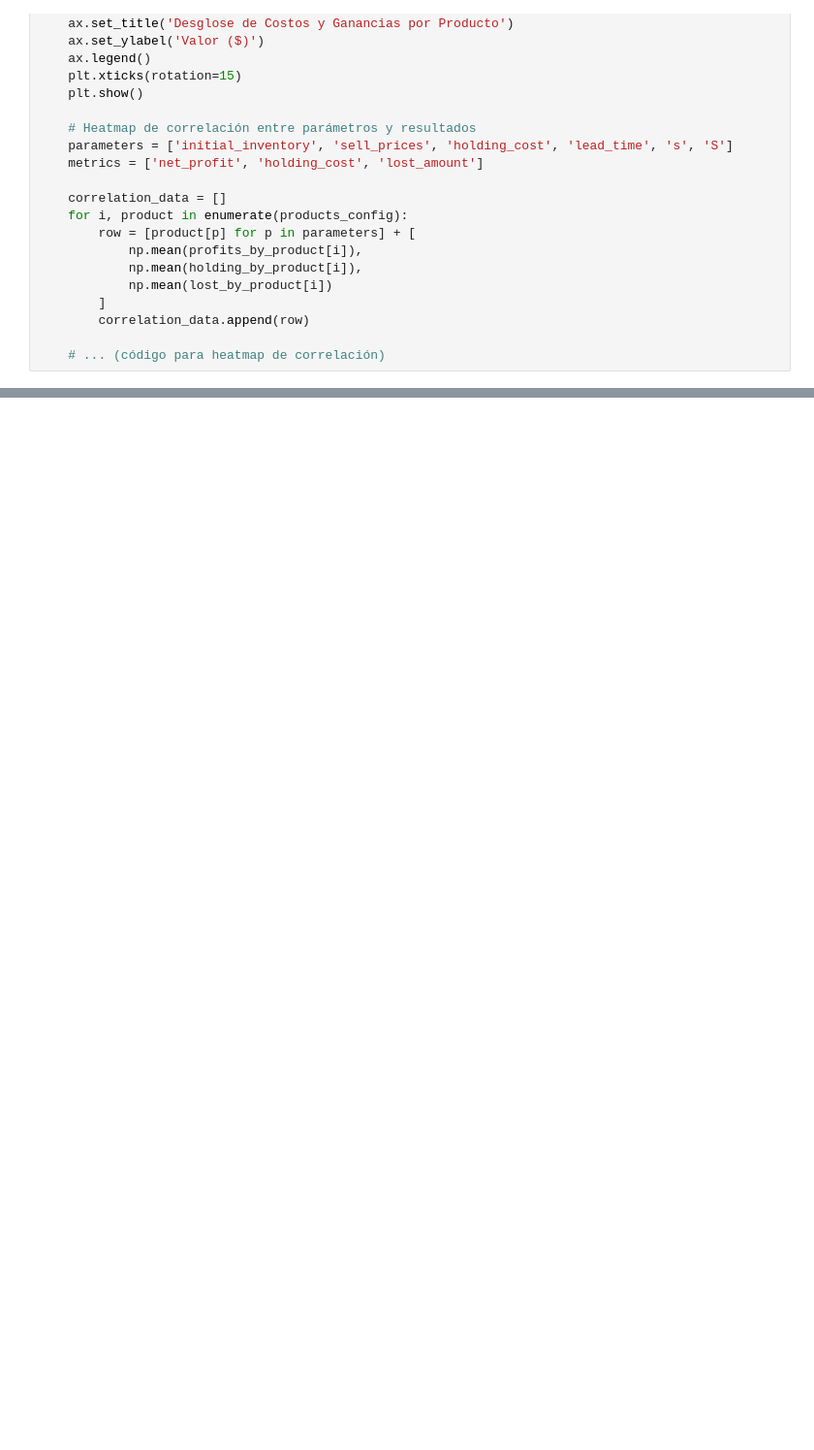
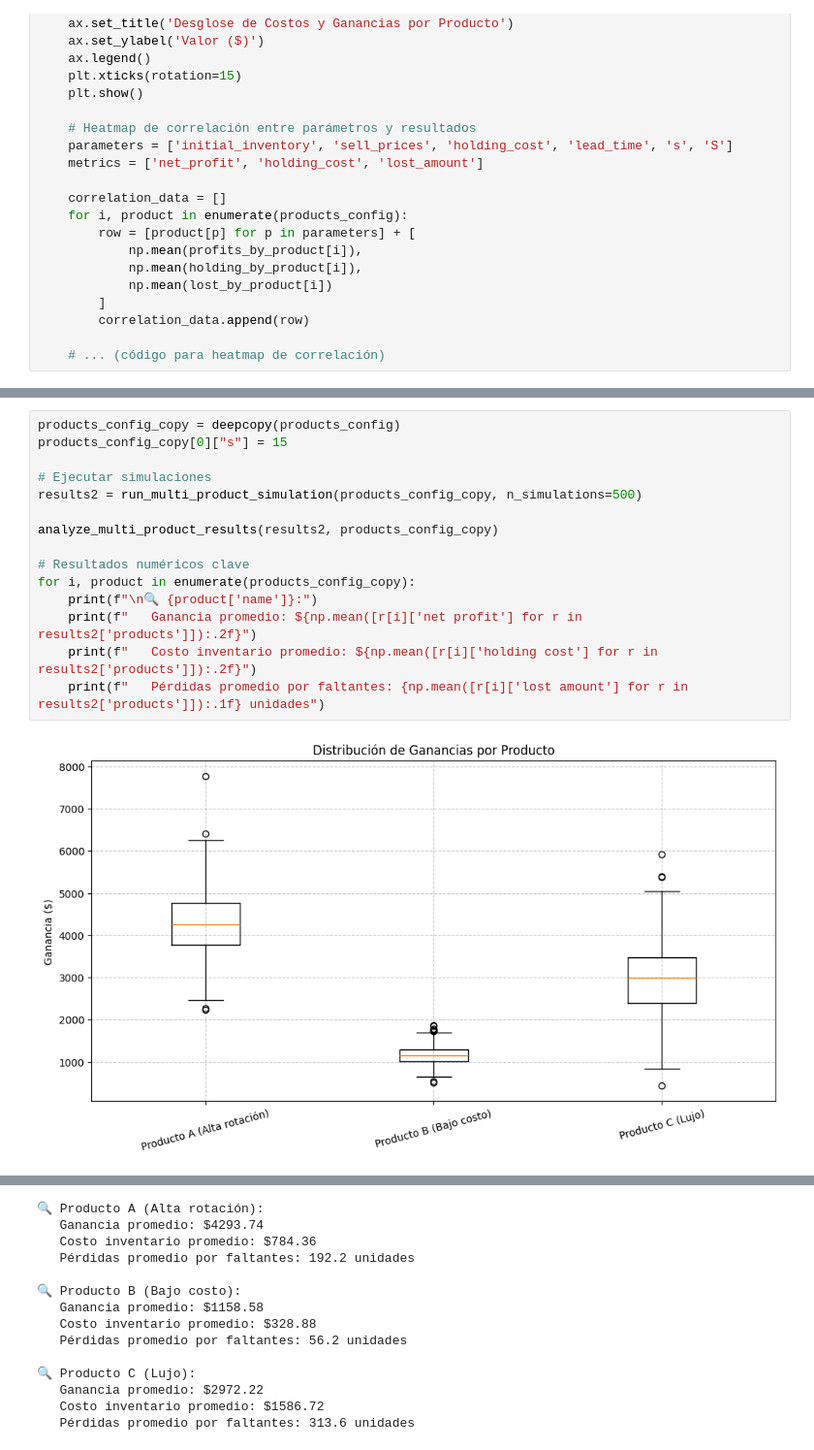
Before and after one commit to gaboCiber/Inventory_Stock, a Jupyter notebook: inventory.ipynb, the cells around one changed output, grey strips where cells are left out. Shown: that part at 97% size. Drawn from its saved outputs; the diff is of its cells as text; blank space fills up the shorter version.

```diff
--- a/inventory.ipynb
+++ b/inventory.ipynb
@@ -518,0 +628,17 @@ df_results = plot_correlation_heatmap(results, products_config)
+# %%
+products_config_copy = deepcopy(products_config)
+products_config_copy[0]["s"] = 15
+
+# Ejecutar simulaciones
+results2 = run_multi_product_simulation(products_config_copy, n_simulations=500)
+
+analyze_multi_product_results(results2, products_config_copy)
+
+# Resultados numéricos clave
+for i, product in enumerate(products_config_copy):
+    print(f"\n🔍 {product['name']}:")
+    print(f"   Ganancia promedio: ${np.mean([r[i]['net profit'] for r in results2['products']]):.2f}")
+    print(f"   Costo inventario promedio: ${np.mean([r[i]['holding cost'] for r in results2['products']]):.2f}")
+    print(f"   Pérdidas promedio por faltantes: {np.mean([r[i]['lost amount'] for r in results2['products']]):.1f} unidades")
+# %% [output]
+[figure, added]
@@ -518,0 +646,14 @@ df_results = plot_correlation_heatmap(results, products_config)
+🔍 Producto A (Alta rotación):
+   Ganancia promedio: $4293.74
+   Costo inventario promedio: $784.36
+   Pérdidas promedio por faltantes: 192.2 unidades
+
+🔍 Producto B (Bajo costo):
+   Ganancia promedio: $1158.58
+   Costo inventario promedio: $328.88
+   Pérdidas promedio por faltantes: 56.2 unidades
+
+🔍 Producto C (Lujo):
+   Ganancia promedio: $2972.22
+   Costo inventario promedio: $1586.72
+   Pérdidas promedio por faltantes: 313.6 unidades
```
Also changed, not shown: parts of 16 cells of this notebook.
